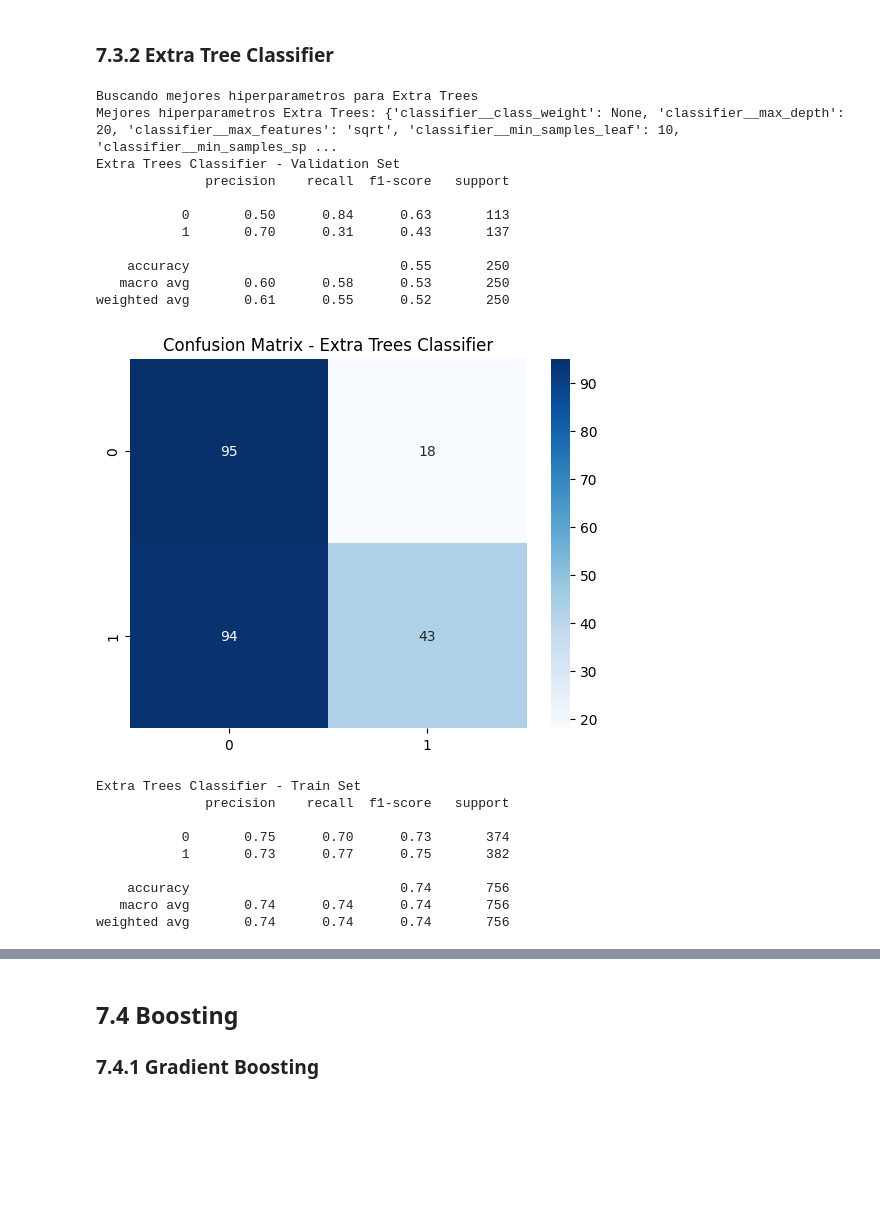
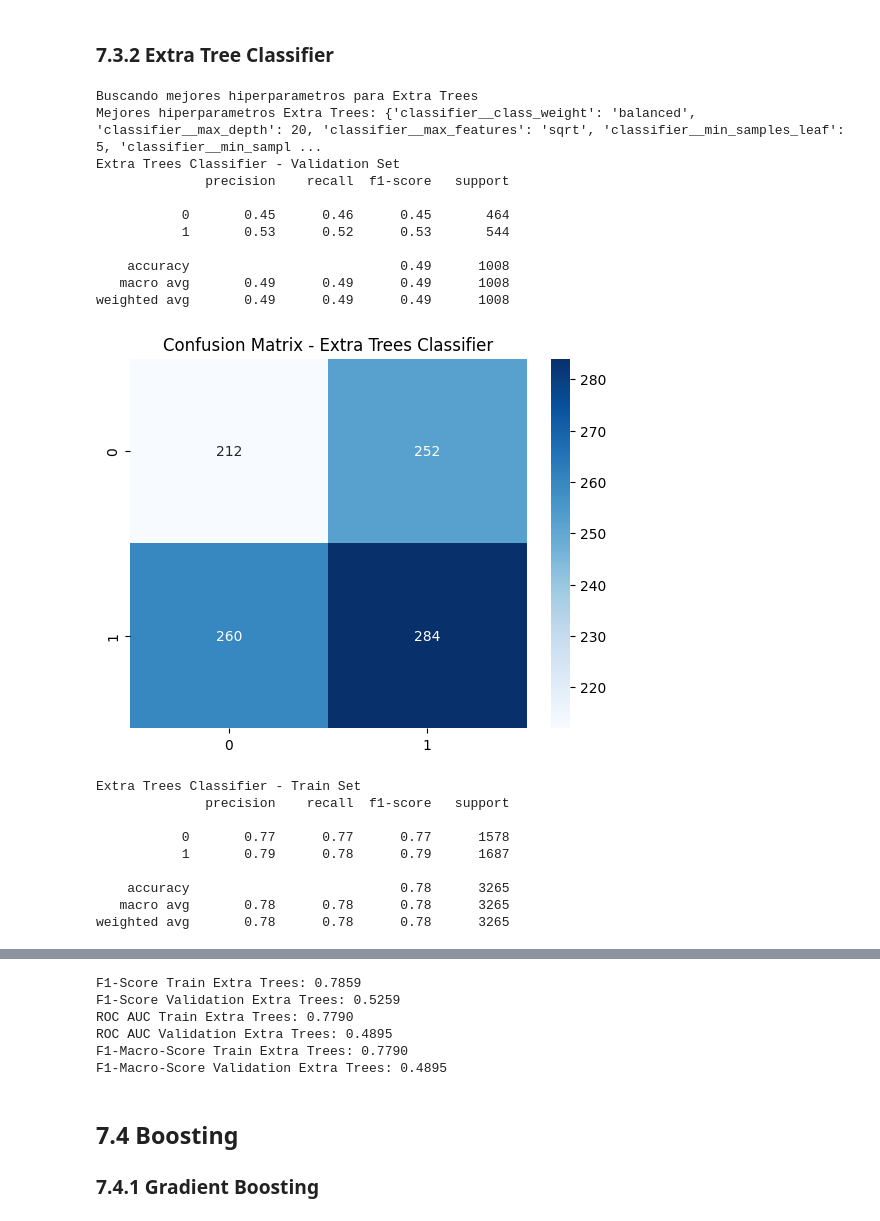
Before and after one commit to Brauchin17/Proyecto_final_dm, a Jupyter notebook: notebooks/ml_trading_classifier.ipynb, the cells around one changed output, grey strips where cells are left out. Cells and saved outputs as stored; diff of their text form; code cells hidden in the pictures; blank space fills up the shorter version.

```diff
--- a/notebooks/ml_trading_classifier.ipynb
+++ b/notebooks/ml_trading_classifier.ipynb
@@ -202,0 +207,4 @@ preprocessor = ColumnTransformer(
+# %%
+from sklearn.metrics import classification_report, confusion_matrix, accuracy_score, f1_score, roc_auc_score
+from sklearn.model_selection import TimeSeriesSplit
+tscv = TimeSeriesSplit(n_splits=5)
@@ -358,29 +471,11 @@ param_grid_rf = {
 }
 
 print("Buscando mejores hiperparametros para Random Forest")
-grid_search_rf = GridSearchCV(pipeline_rf, param_grid_rf, cv=5, scoring='f1', n_jobs=-1)
+grid_search_rf = GridSearchCV(pipeline_rf, param_grid_rf, cv=tscv, scoring='roc_auc', n_jobs=-1)
 grid_search_rf.fit(X_train, y_train)
 best_rf = grid_search_rf.best_estimator_
 y_val_pred_rf = best_rf.predict(X_val)
 print("Mejores hiperparametros Random Forest:", grid_search_rf.best_params_)
-
-# Ver metricas del validation set
-print("Random Forest Classifier - Validation Set")
-print(classification_report(y_val, y_val_pred_rf))
-cm_rf = confusion_matrix(y_val, y_val_pred_rf)
-sns.heatmap(cm_rf, annot=True, fmt='d', cmap='Blues')
-plt.title("Confusion Matrix - Random Forest Classifier")
-plt.show()
-
-# Ver metricas del train set
-y_train_pred_rf = best_rf.predict(X_train)
-print("Random Forest Classifier - Train Set")
-print(classification_report(y_train, y_train_pred_rf))
-cm_train_rf = confusion_matrix(y_train, y_train_pred_rf)
-sns.heatmap(cm_train_rf, annot=True, fmt='d', cmap='Blues')
-plt.title("Confusion Matrix - Random Forest Classifier (Train Set)")
-plt.show()
-
-print('f1 score train logreg:', f1_score(y_train, y_train_pred_logreg))
+hiperparams_rf = grid_search_rf.best_params_
 # %% [output]
 Buscando mejores hiperparametros para Random Forest
@@ -421,47 +555,62 @@ param_grid_et = {
     'classifier__class_weight': [None, 'balanced'],
     'classifier__max_features': ['sqrt', 'log2', 0.5],
 }
 print("Buscando mejores hiperparametros para Extra Trees")
-grid_search_et = GridSearchCV(pipeline_et, param_grid_et, cv=5, scoring='f1', n_jobs=-1)
+grid_search_et = GridSearchCV(pipeline_et, param_grid_et, cv=tscv, scoring='roc_auc', n_jobs=-1)
 grid_search_et.fit(X_train, y_train)
 best_et = grid_search_et.best_estimator_
 y_val_pred_et = best_et.predict(X_val)
 print("Mejores hiperparametros Extra Trees:", grid_search_et.best_params_)
+hiperparams_et = grid_search_et.best_params_
 
 # Ver metricas del validation set
 print("Extra Trees Classifier - Validation Set")
 print(classification_report(y_val, y_val_pred_et))
 cm_et = confusion_matrix(y_val, y_val_pred_et)
 sns.heatmap(cm_et, annot=True, fmt='d', cmap='Blues')
 plt.title("Confusion Matrix - Extra Trees Classifier")
 plt.show()
 # Ver metricas del train set
 y_train_pred_et = best_et.predict(X_train)
 print("Extra Trees Classifier - Train Set")
 print(classification_report(y_train, y_train_pred_et))
 cm_train_et = confusion_matrix(y_train, y_train_pred_et)
 sns.heatmap(cm_train_et, annot=True, fmt='d', cmap='Blues')
 plt.title("Confusion Matrix - Extra Trees Classifier (Train Set)")
 plt.show()
+
+#f1-score
+f1_train_et = f1_score(y_train, y_train_pred_et)
+f1_val_et = f1_score(y_val, y_val_pred_et)
+roc_auc_train_et = roc_auc_score(y_train, y_train_pred_et)
+roc_auc_val_et = roc_auc_score(y_val, y_val_pred_et)
+f1_macro_train_et = f1_score(y_train, y_train_pred_et, average='macro')
+f1_macro_val_et = f1_score(y_val, y_val_pred_et, average='macro')
+print(f"F1-Score Train Extra Trees: {f1_train_et:.4f}")
+print(f"F1-Score Validation Extra Trees: {f1_val_et:.4f}")
+print(f"ROC AUC Train Extra Trees: {roc_auc_train_et:.4f}")
+print(f"ROC AUC Validation Extra Trees: {roc_auc_val_et:.4f}")
+print(f"F1-Macro-Score Train Extra Trees: {f1_macro_train_et:.4f}")
+print(f"F1-Macro-Score Validation Extra Trees: {f1_macro_val_et:.4f}")
 # %% [output]
 Buscando mejores hiperparametros para Extra Trees
-Mejores hiperparametros Extra Trees: {'classifier__class_weight': None, 'classifier__max_depth': 20, 'classifier__max_features': 'sqrt', 'classifier__min_samples_leaf': 10, 'classifier__min_samples_sp ...
+Mejores hiperparametros Extra Trees: {'classifier__class_weight': 'balanced', 'classifier__max_depth': 20, 'classifier__max_features': 'sqrt', 'classifier__min_samples_leaf': 5, 'classifier__min_sampl ...
 Extra Trees Classifier - Validation Set
               precision    recall  f1-score   support
 
-           0       0.50      0.84      0.63       113
-           1       0.70      0.31      0.43       137
+           0       0.45      0.46      0.45       464
+           1       0.53      0.52      0.53       544
 
-    accuracy                           0.55       250
-   macro avg       0.60      0.58      0.53       250
-weighted avg       0.61      0.55      0.52       250
+    accuracy                           0.49      1008
+   macro avg       0.49      0.49      0.49      1008
+weighted avg       0.49      0.49      0.49      1008
-[figure, old version]
+[figure, new version]
 Extra Trees Classifier - Train Set
               precision    recall  f1-score   support
 
-           0       0.75      0.70      0.73       374
-           1       0.73      0.77      0.75       382
+           0       0.77      0.77      0.77      1578
+           1       0.79      0.78      0.79      1687
 
-    accuracy                           0.74       756
-   macro avg       0.74      0.74      0.74       756
-weighted avg       0.74      0.74      0.74       756
+    accuracy                           0.78      3265
+   macro avg       0.78      0.78      0.78      3265
+weighted avg       0.78      0.78      0.78      3265
@@ -469,3 +618,9 @@ weighted avg       0.74      0.74      0.74       756
+F1-Score Train Extra Trees: 0.7859
+F1-Score Validation Extra Trees: 0.5259
+ROC AUC Train Extra Trees: 0.7790
+ROC AUC Validation Extra Trees: 0.4895
+F1-Macro-Score Train Extra Trees: 0.7790
+F1-Macro-Score Validation Extra Trees: 0.4895
 # %% [markdown]
 ## 7.4 Boosting
 ### 7.4.1 Gradient Boosting
```
Also changed, not shown: parts of 31 cells of this notebook.
